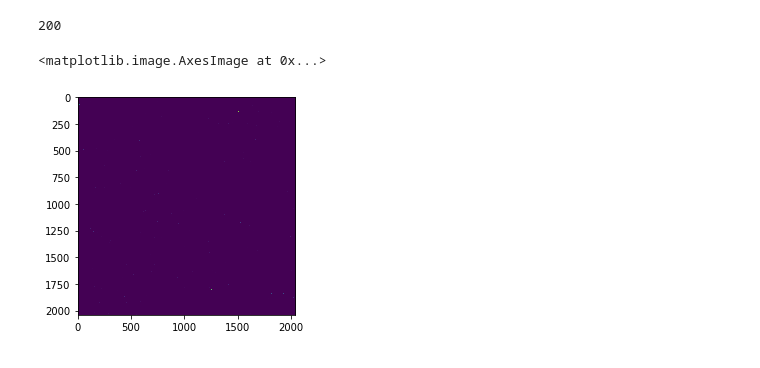
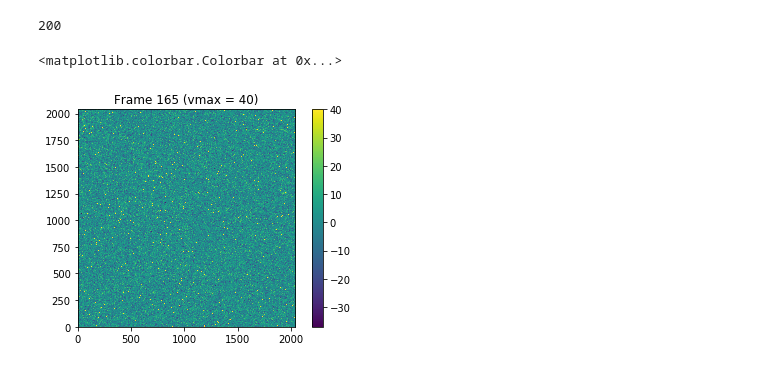
Before and after one commit to xoubish/nonlinearity_sim, a Jupyter notebook: Untitled.ipynb, the cells around one changed output. Drawn from its saved outputs; the diff is of its cells as text; code cells hidden in the pictures.

```diff
--- a/Untitled.ipynb
+++ b/Untitled.ipynb
@@ -19,11 +17,15 @@ FileNotFoundError: [Errno 2] No such file or directory: 'sc456_crRejectSF.fits'
 np.shape(dark)[2]
 # %% [output]
 200
-# %%
-plt.imshow(dark[:,:,0])
-# %% [output]
-<matplotlib.image.AxesImage at 0x...>
-[figure, removed]
+# %%
+from matplotlib.colors import LogNorm
+
+plt.title('Frame 165 (vmax = 40)')
+plt.imshow(dark[:,:,165],vmax=40, origin = 'lower')
+plt.colorbar()
+# %% [output]
+<matplotlib.colorbar.Colorbar at 0x...>
+[figure, added]
 # %%
 i,j = np.random.randint(2040),np.random.randint(2040)
 b = sigma_clip(dark[i,j,:], sigma = 3)
```
Also changed, not shown: parts of 3 cells of this notebook.
